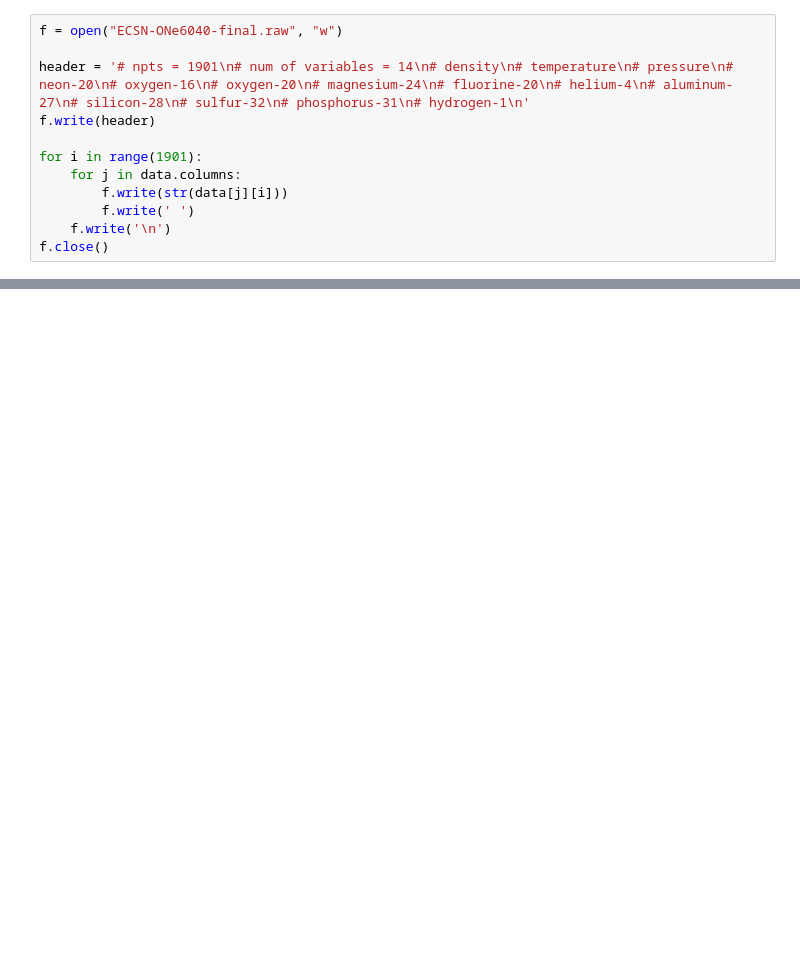
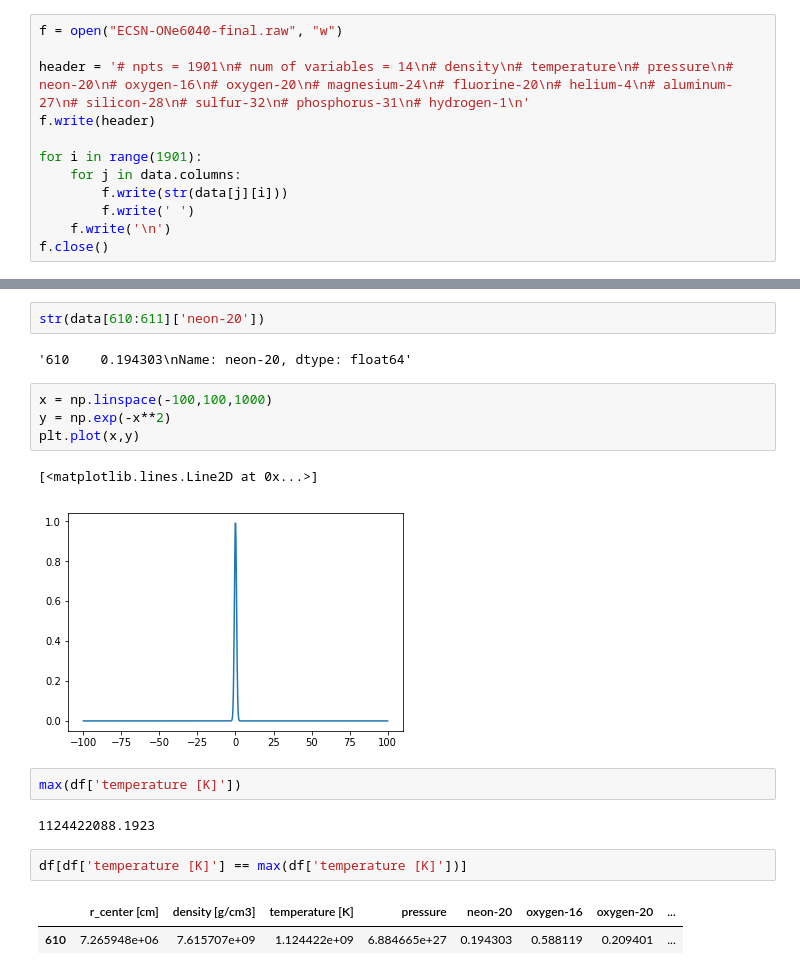
Before and after one commit to XinlongSBU/xinlong_file, a Jupyter notebook: initial-model_prepare/generate_initial-model_raw.ipynb, the cells around one changed output, grey strips where cells are left out. Cells and saved outputs as stored; diff of their text form; blank space fills up the shorter version.

```diff
--- a/initial-model_prepare/generate_initial-model_raw.ipynb
+++ b/initial-model_prepare/generate_initial-model_raw.ipynb
@@ -83,0 +150,20 @@ a
+# %%
+str(data[610:611]['neon-20'])
+# %% [output]
+'610    0.194303\nName: neon-20, dtype: float64'
+# %%
+x = np.linspace(-100,100,1000)
+y = np.exp(-x**2)
+plt.plot(x,y)
+# %% [output]
+[<matplotlib.lines.Line2D at 0x...>]
+[figure, added]
+# %%
+max(df['temperature [K]'])
+# %% [output]
+1124422088.1923
+# %%
+df[df['temperature [K]'] == max(df['temperature [K]'])]
+# %% [output]
+|  | r_center [cm] | density [g/cm3] | temperature [K] | pressure | neon-20 | oxygen-16 | oxygen-20 | ... |
+| 610 | 7.265948e+06 | 7.615707e+09 | 1.124422e+09 | 6.884665e+27 | 0.194303 | 0.588119 | 0.209401 | ... |
```
Also changed, not shown: parts of 19 cells of this notebook, 9 other files.
